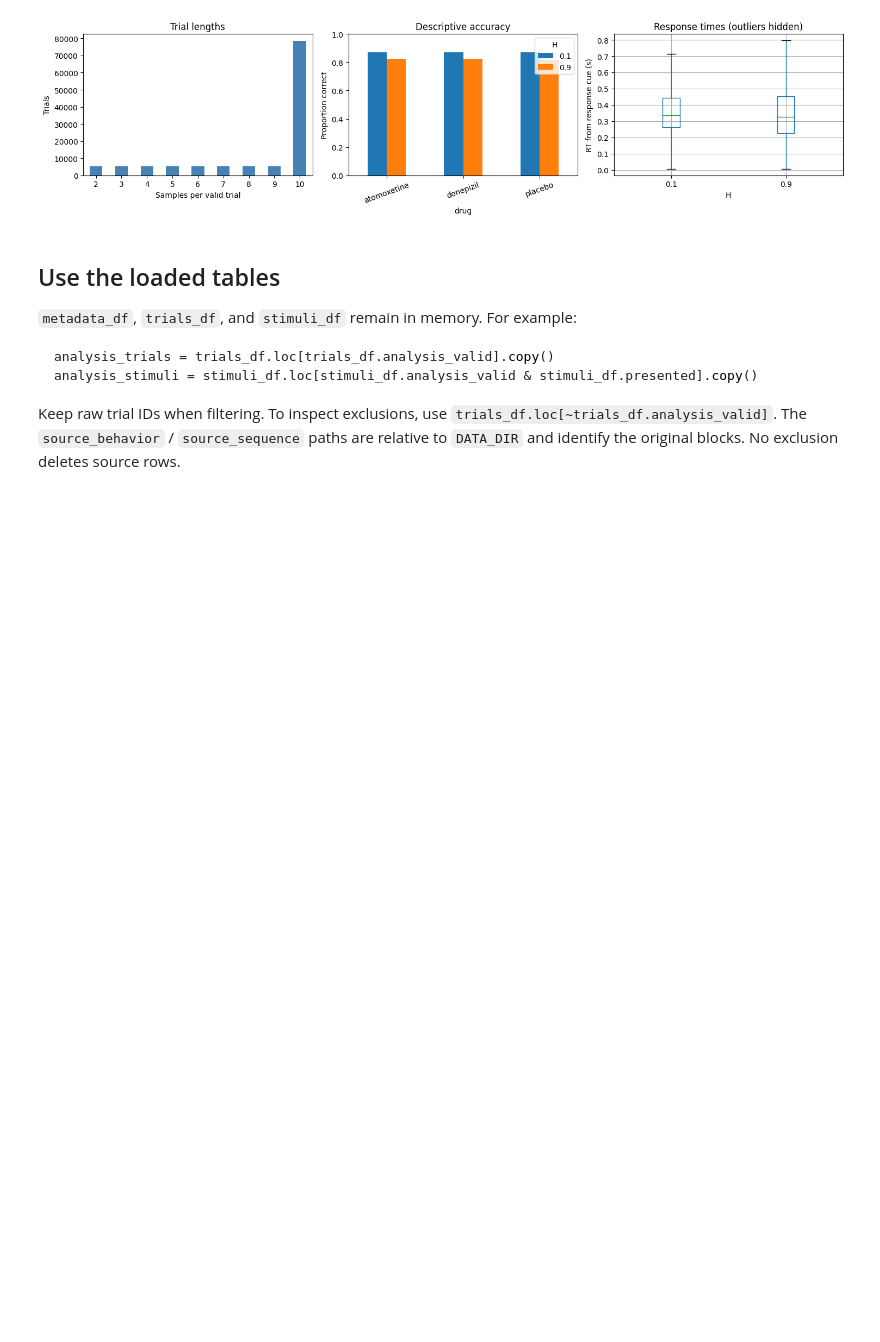
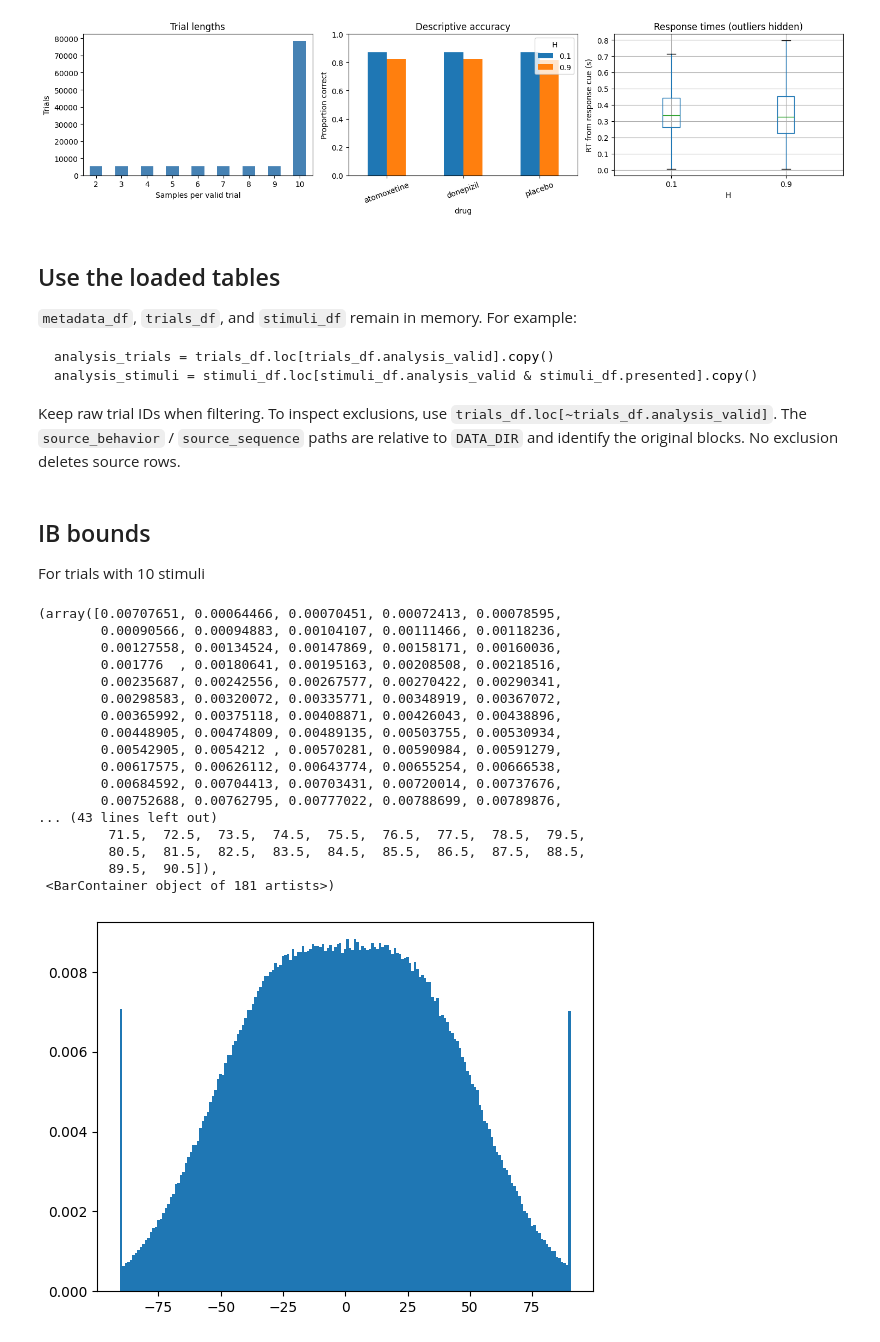
Before and after one commit to jacobaparker/Copy_Murphy2021, a Jupyter notebook: pharma/load_pharma_data.ipynb, the cells around one changed output. Cells and saved outputs as stored; diff of their text form; code cells hidden in the pictures; blank space fills up the shorter version.

Commit message:
work on generating IB bound

````diff
--- a/pharma/load_pharma_data.ipynb
+++ b/pharma/load_pharma_data.ipynb
@@ -385,3 +385,27 @@ analysis_trials = trials_df.loc[trials_df.analysis_valid].copy()
 analysis_stimuli = stimuli_df.loc[stimuli_df.analysis_valid & stimuli_df.presented].copy()
 ```
 Keep raw trial IDs when filtering. To inspect exclusions, use `trials_df.loc[~trials_df.analysis_valid]`. The `source_behavior` / `source_sequence` paths are relative to `DATA_DIR` and identify the original blocks. No exclusion deletes source rows.
+# %% [markdown]
+## IB bounds
+For trials with 10 stimuli
+# %%
+plt.hist(stimuli_df['stimulus_value'].to_numpy(),bins=np.arange(-90.5,91.5,1),density=True)
+# %% [output]
+(array([0.00707651, 0.00064466, 0.00070451, 0.00072413, 0.00078595,
+        0.00090566, 0.00094883, 0.00104107, 0.00111466, 0.00118236,
+        0.00127558, 0.00134524, 0.00147869, 0.00158171, 0.00160036,
+        0.001776  , 0.00180641, 0.00195163, 0.00208508, 0.00218516,
+        0.00235687, 0.00242556, 0.00267577, 0.00270422, 0.00290341,
+        0.00298583, 0.00320072, 0.00335771, 0.00348919, 0.00367072,
+        0.00365992, 0.00375118, 0.00408871, 0.00426043, 0.00438896,
+        0.00448905, 0.00474809, 0.00489135, 0.00503755, 0.00530934,
+        0.00542905, 0.0054212 , 0.00570281, 0.00590984, 0.00591279,
+        0.00617575, 0.00626112, 0.00643774, 0.00655254, 0.00666538,
+        0.00684592, 0.00704413, 0.00703431, 0.00720014, 0.00737676,
+        0.00752688, 0.00762795, 0.00777022, 0.00788699, 0.00789876,
+... (43 lines left out)
+         71.5,  72.5,  73.5,  74.5,  75.5,  76.5,  77.5,  78.5,  79.5,
+         80.5,  81.5,  82.5,  83.5,  84.5,  85.5,  86.5,  87.5,  88.5,
+         89.5,  90.5]),
+ <BarContainer object of 181 artists>)
+[figure, added]
````
Also changed, not shown: parts of 10 cells of this notebook, 1 other file.
